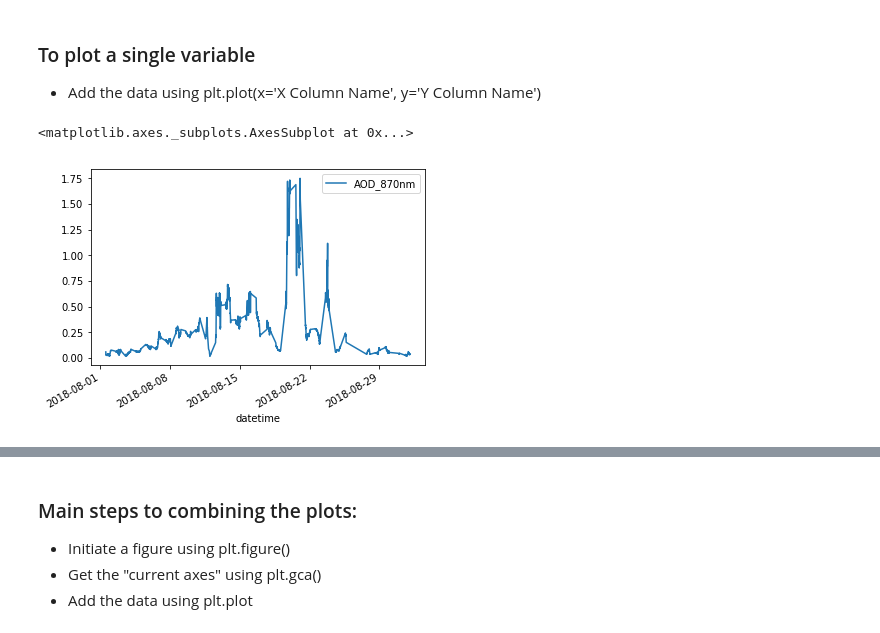
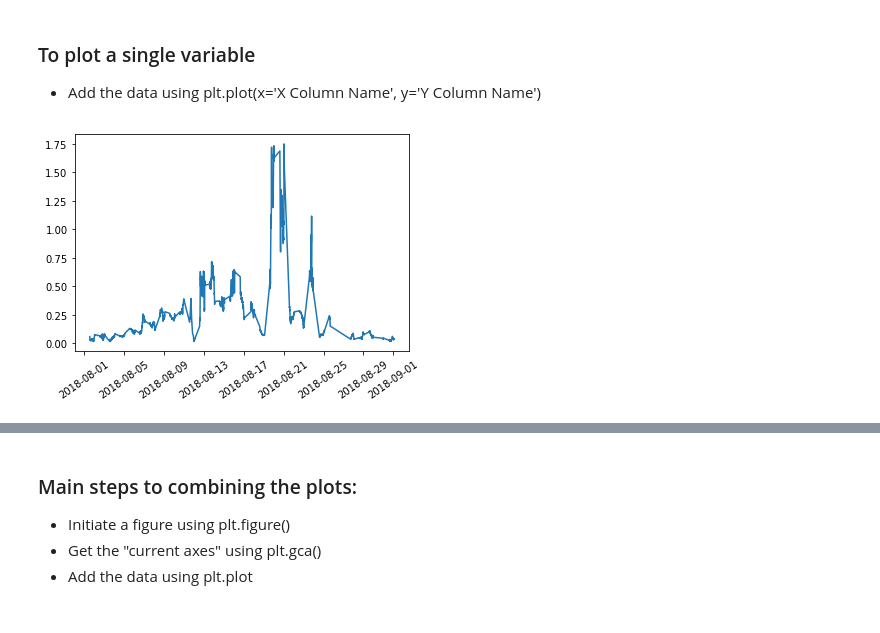
Before and after one commit to eviatarbach/ncep-lectures, a Jupyter notebook: python-lab-1.ipynb, the cells around one changed output, grey strips where cells are left out. Drawn from its saved outputs; the diff is of its cells as text; code cells hidden in the pictures.

```diff
--- a/python-lab-1.ipynb
+++ b/python-lab-1.ipynb
@@ -229,15 +246,16 @@ aeronetStaPNNL
 # %%
 # Convert the string dates and times to date format
-aeronetStaPNNL['datetime'] = aeronetStaPNNL['Date(dd:mm:yyyy)'] + ' ' + aeronetStaPNNL['Time(hh:mm:ss)']
+groundStationPNNL['datetime'] = groundStationPNNL['Date(dd:mm:yyyy)'] + ' ' + groundStationPNNL['Time(hh:mm:ss)']
 
 # Explicitly declare the format (for the full list, see http://strftime.org)
 fmt = '%d:%m:%Y %H:%M:%S'
-aeronetStaPNNL['datetime'] = pd.to_datetime(aeronetStaPNNL['datetime'], format=fmt)
+groundStationPNNL['datetime'] = pd.to_datetime(groundStationPNNL['datetime'], format=fmt)
 # %% [markdown]
 ### To plot a single variable
 * Add the data using plt.plot(x='X Column Name', y='Y Column Name')
-# %%
-aeronetStaPNNL.plot(x='datetime', y='AOD_870nm')
-# %% [output]
-<matplotlib.axes._subplots.AxesSubplot at 0x...>
-[figure, removed]
+# %%
+plt.plot(groundStationPNNL.datetime, groundStationPNNL.AOD_870nm)
+plt.xticks(rotation=35)
+plt.show()
+# %% [output]
+[figure, added]
```
Also changed, not shown: parts of 44 cells of this notebook, 3 other files.
